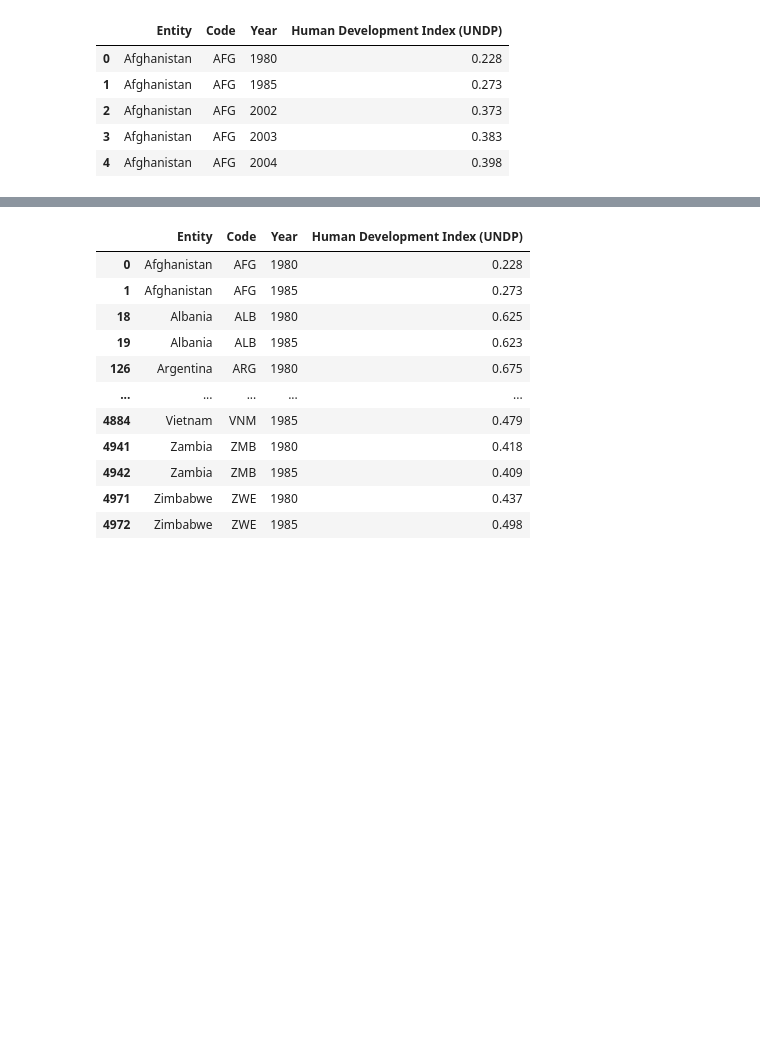
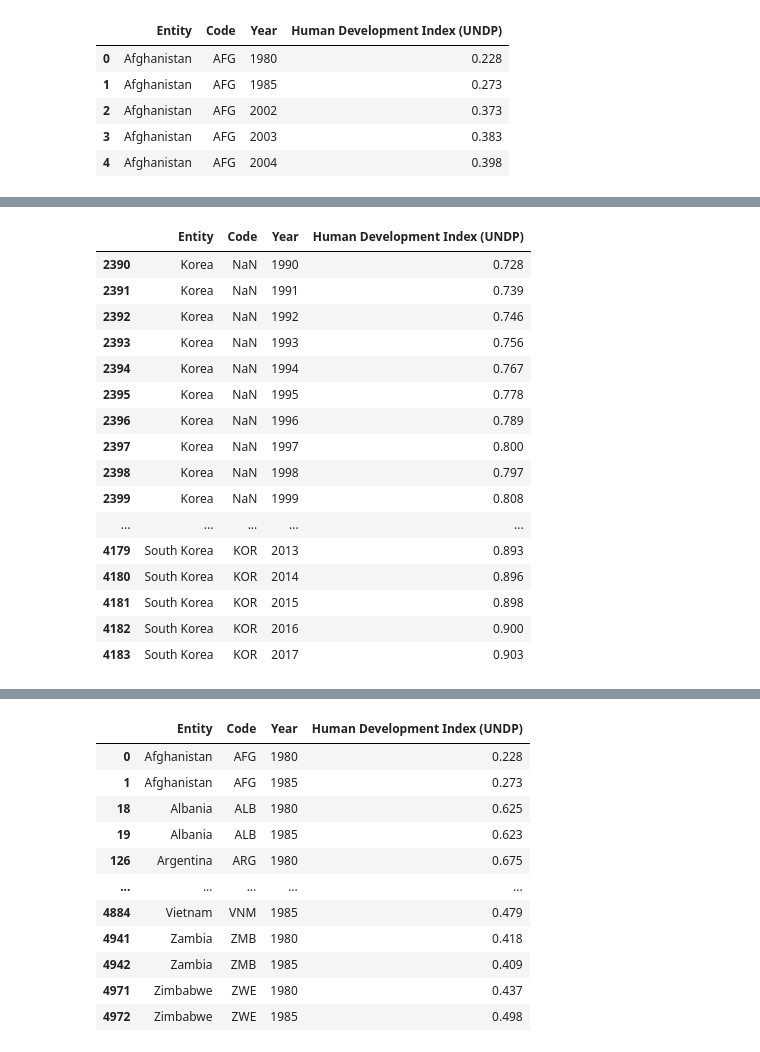
Before and after one commit to agutierrezmorag/olympic-games-datamart, a Jupyter notebook: hdi.ipynb, the cells around one changed output, grey strips where cells are left out. Drawn from its saved outputs; the diff is of its cells as text; code cells hidden in the pictures; blank space fills up the shorter version.

```diff
--- a/hdi.ipynb
+++ b/hdi.ipynb
@@ -12,0 +34,21 @@ hdi_data.head()
+# %%
+# get all entries with "Korea" in the country name
+hdi_data[hdi_data["Entity"].str.contains("Korea")]
+# %% [output]
+|  | Entity | Code | Year | Human Development Index (UNDP) |
+| 2390 | Korea | NaN | 1990 | 0.728 |
+| 2391 | Korea | NaN | 1991 | 0.739 |
+| 2392 | Korea | NaN | 1992 | 0.746 |
+| 2393 | Korea | NaN | 1993 | 0.756 |
+| 2394 | Korea | NaN | 1994 | 0.767 |
+| 2395 | Korea | NaN | 1995 | 0.778 |
+| 2396 | Korea | NaN | 1996 | 0.789 |
+| 2397 | Korea | NaN | 1997 | 0.800 |
+| 2398 | Korea | NaN | 1998 | 0.797 |
+| 2399 | Korea | NaN | 1999 | 0.808 |
+| ... | ... | ... | ... | ... |
+| 4179 | South Korea | KOR | 2013 | 0.893 |
+| 4180 | South Korea | KOR | 2014 | 0.896 |
+| 4181 | South Korea | KOR | 2015 | 0.898 |
+| 4182 | South Korea | KOR | 2016 | 0.900 |
+| 4183 | South Korea | KOR | 2017 | 0.903 |
```
Also changed, not shown: parts of 11 cells of this notebook, 5 other files.
